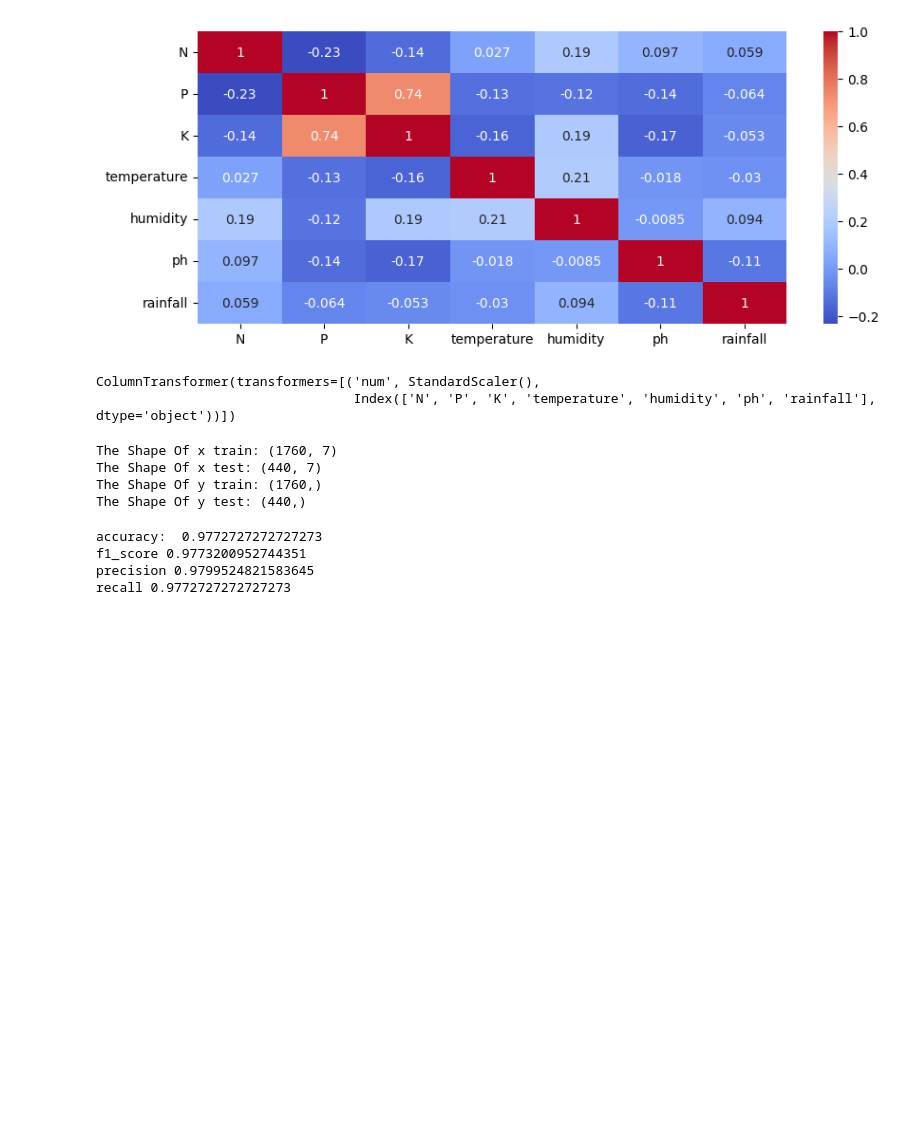
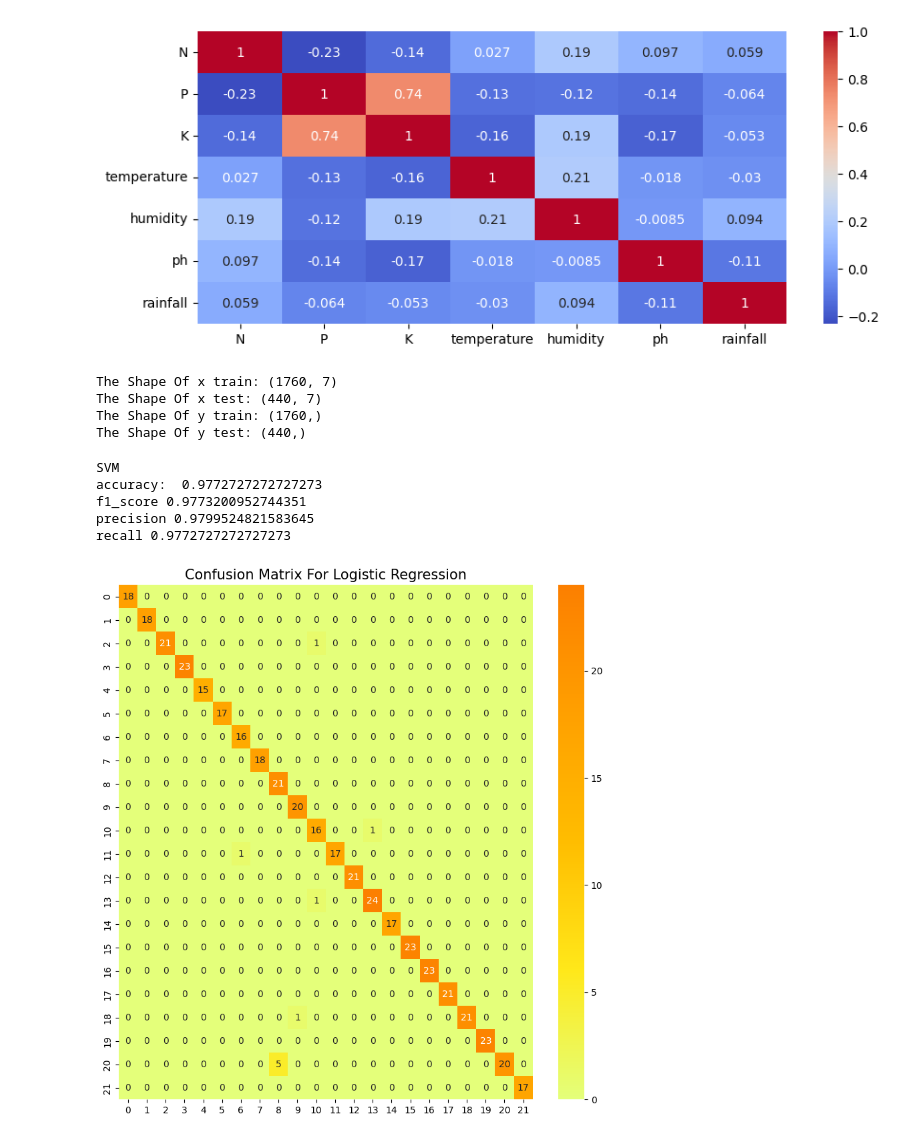
Before and after one commit to Sandesh-Gadal/agricultural-crop-recommendation, a Jupyter notebook: Crop_recommendation.ipynb, the cells around one changed output. Drawn from its saved outputs; the diff is of its cells as text; code cells hidden in the pictures; blank space fills up the shorter version.

Commit message:
confusion matrix for each model added

```diff
--- a/Crop_recommendation.ipynb
+++ b/Crop_recommendation.ipynb
@@ -332,10 +336,6 @@ from sklearn.preprocessing import StandardScaler
 from sklearn.compose import ColumnTransformer
 
 transformer = ColumnTransformer([('num', StandardScaler(), x.columns)])
-transformer.fit(x)
-# %% [output]
-ColumnTransformer(transformers=[('num', StandardScaler(),
-                                 Index(['N', 'P', 'K', 'temperature', 'humidity', 'ph', 'rainfall'], dtype='object'))])
 # %%
 #Creating training and testing sets for results validation
 from sklearn.model_selection import train_test_split
@@ -351,29 +351,42 @@ The Shape Of x train: (1760, 7)
 The Shape Of x test: (440, 7)
 The Shape Of y train: (1760,)
 The Shape Of y test: (440,)
-# %%
-from sklearn.pipeline import Pipeline
-from sklearn.svm import SVC
-pipe = Pipeline(steps=[('preprocessing', transformer), ('model', SVC())])
-
-pipe.fit(x_train, y_train)
-y_pred = pipe.predict(x_test)
-evaluate_model(y_pred, y_test)
-# %% [output]
-accuracy:  0.9772727272727273
-f1_score 0.9773200952744351
-precision 0.9799524821583645
-recall 0.9772727272727273
 # %%
-def evaluate_model(y_pred, y):
+def evaluate_model(model_name, y_pred, y):
     from sklearn.metrics import accuracy_score, f1_score, recall_score,  precision_score
 
     accuracy = accuracy_score(y_test, y_pred)
     f1 = f1_score(y_test, y_pred, average='weighted')
     recall = recall_score(y_test, y_pred, average='weighted')
     precision = precision_score(y_test, y_pred, average='weighted')
+    print(model_name)
     print("accuracy: ", accuracy)
     print("f1_score", f1)
     print( "precision",precision)
     print("recall",recall)
+# %%
+def show_confusion_matrix(y_pred, y):
+    from sklearn.metrics import confusion_matrix
+
+    plt.rcParams['figure.figsize'] = (10,10)
+    cm = confusion_matrix(y_test, y_pred)
+    sns.heatmap(cm, annot = True, cmap = 'Wistia')
+    plt.title('Confusion Matrix For Logistic Regression', fontsize = 15)
+    plt.show()
+# %%
+from sklearn.pipeline import Pipeline
+from sklearn.svm import SVC
+svm_pipe = Pipeline(steps=[('preprocessing', transformer), ('model', SVC())])
+
+svm_pipe.fit(x_train, y_train)
+y_pred = svm_pipe.predict(x_test)
+evaluate_model("SVM", y_pred, y_test)
+show_confusion_matrix(y_pred, y_test)
+# %% [output]
+SVM
+accuracy:  0.9772727272727273
+f1_score 0.9773200952744351
+precision 0.9799524821583645
+recall 0.9772727272727273
+[figure, added]
 # %%
```
Also changed, not shown: parts of 9 cells of this notebook.
